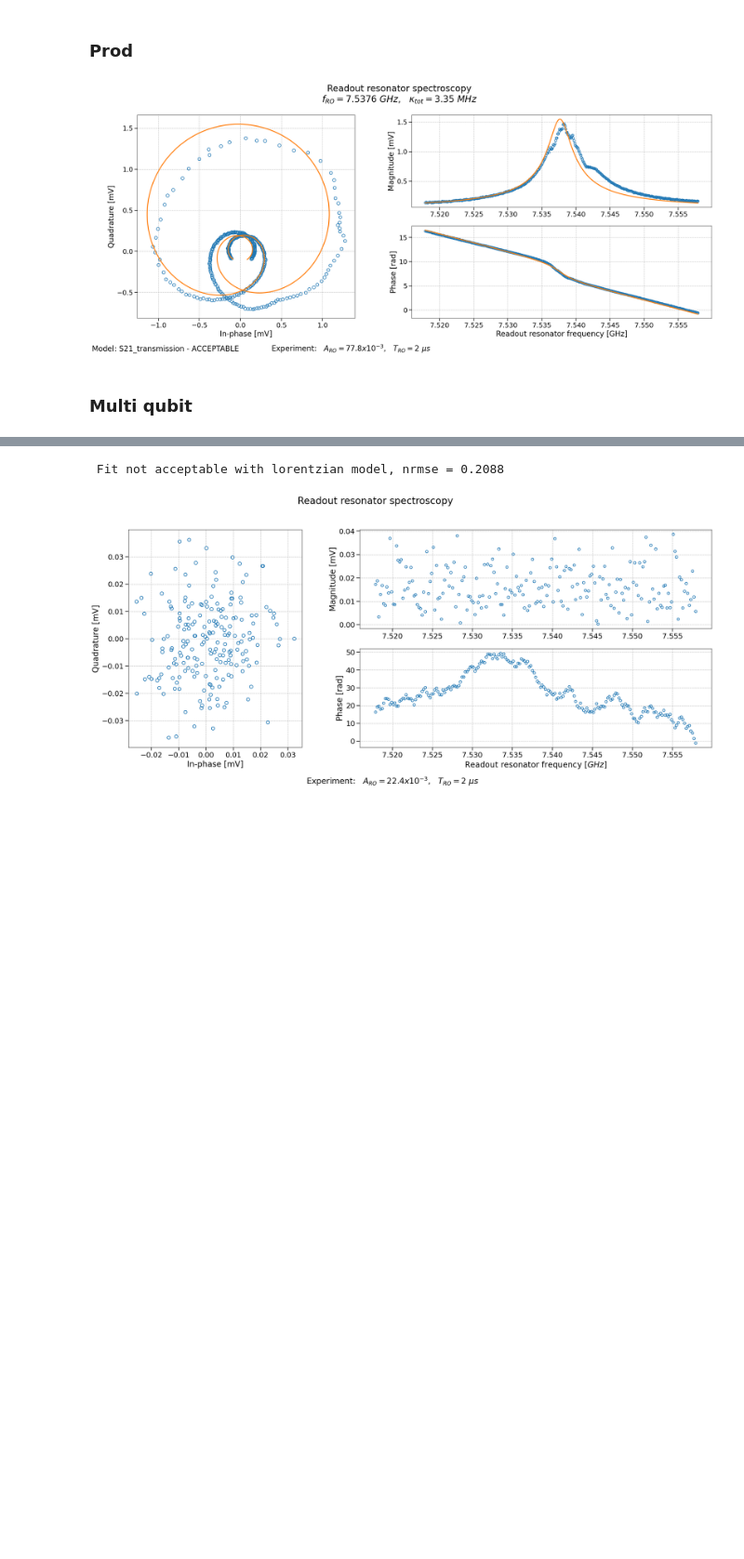
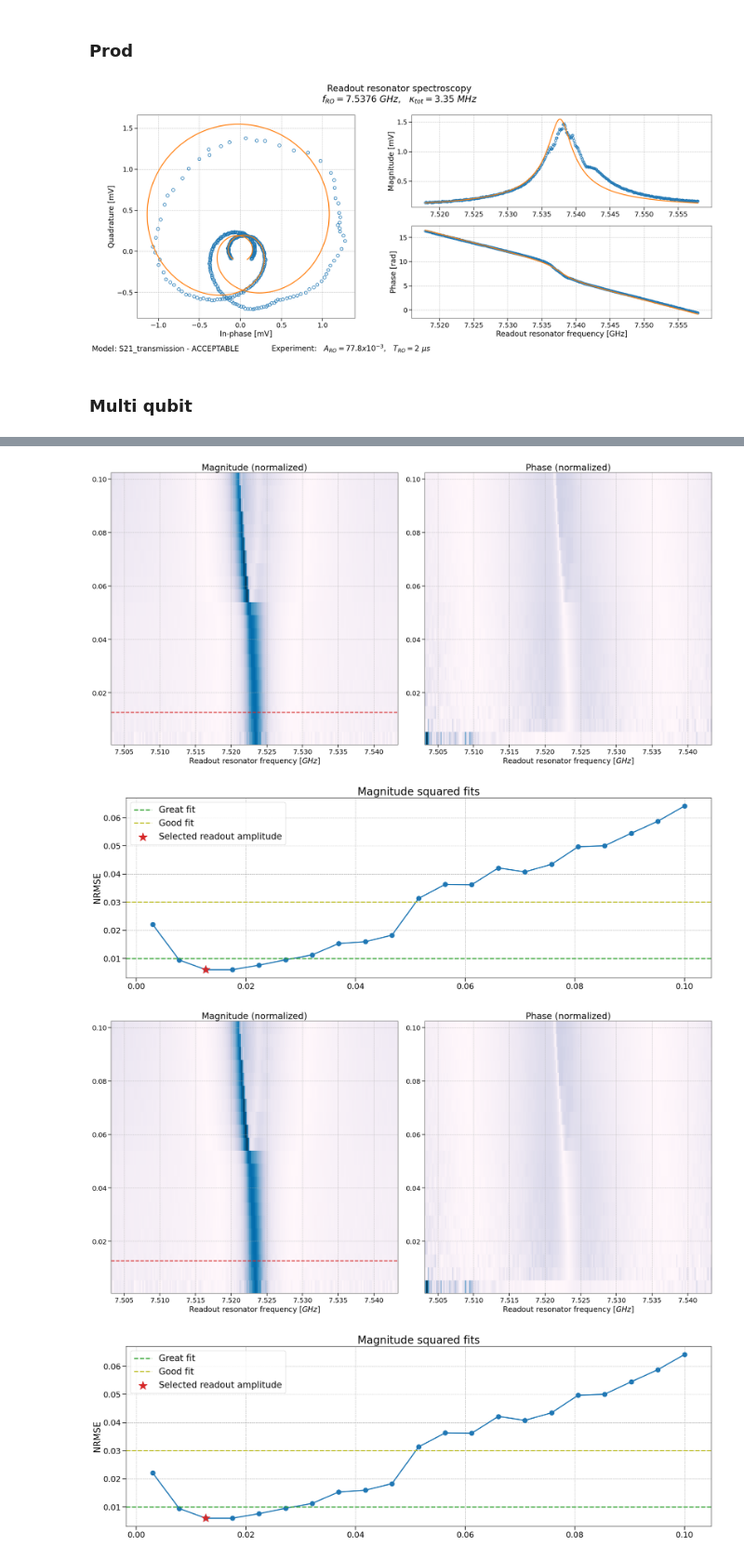
Before and after one commit to SQIL-EPFL/sqil-experiments, a Jupyter notebook: sqil_experiments/measurements/plot_onetone.ipynb, the cells around one changed output, grey strips where cells are left out. Shown at 93% size. Drawn from its saved outputs; the diff is of its cells as text; code cells hidden in the pictures; blank space fills up the shorter version.

Commit message:
[rr_spec] updated to multi qubit

```diff
--- a/sqil_experiments/measurements/plot_onetone.ipynb
+++ b/sqil_experiments/measurements/plot_onetone.ipynb
@@ -655,6 +655,7 @@ from sqil_core.experiment import AnalysisResult
 import sqil_core as sqil
 import numpy as np
 import matplotlib.pyplot as plt
+
 
 def rr_spec_analysis(
     path=None,
@@ -666,13 +667,13 @@ def rr_spec_analysis(
     **kwargs,
 ) -> AnalysisResult:
     if qu_id:
-        print(f"Analyzing qubit {qu_id}")
+        print(f"Analyzing qubit {qu_id}" + f" @ idx {at_sweep_idx}" if at_sweep_idx else "")
 
     # Prepare analysis result object
-    results_by_qubit: dict[str, AnalysisResult] = kwargs.get("results_by_qubit", {})
+    anal_res: AnalysisResult = kwargs.get("anal_res", AnalysisResult())
 
     # Extract data and metadata
-    all_data, all_info, datadict = get_data_and_info(path, datadict)
+    all_data, all_info, full_datadict = get_data_and_info(path, datadict)
 
     # Extract qubit parameters
     if qpu is None and path is not None:
@@ -681,18 +682,28 @@ def rr_spec_analysis(
     if qu_id is None:
         fun_kwargs = locals().copy()
         fun_kwargs.update(fun_kwargs.pop("kwargs", {}))
-        for id in datadict.keys():
+        for id in full_datadict.keys():
             fun_kwargs["qu_id"] = id
-            fun_kwargs["results_by_qubit"] = results_by_qubit
+            fun_kwargs["anal_res"] = anal_res
             res = rr_spec_analysis(**fun_kwargs)
-            return results_by_qubit.update({id: res})
+            anal_res.update(res)
+            return anal_res
 
     # Prepare analysis result object
-    anal_res = AnalysisResult()
+    # anal_res = AnalysisResult()
     anal_res.updated_params[qu_id] = {}
     fit_res = None
 
-    qu_data, qu_info = all_data[qu_id], all_info[qu_id]
+    import re
+    pattern = re.compile(r"^q\d+$")
+    all_keys_match = all(pattern.match(key) for key in full_datadict)
+    if all_keys_match:
+        qu_data, qu_info = all_data[qu_id], all_info[qu_id]
+        datadict = full_datadict[qu_id]
+    else:
+        qu_data, qu_info = all_data, all_info
+        datadict = full_datadict
+
     x_data, y_data, sweeps = qu_data
     x_info, y_info, sweep_info = qu_info
 
@@ -913,33 +924,36 @@ def analyze_rr_amplitude_sweep(
     if is_fit_okay:
         best_amp = sweeps[0][best_idx]
         anal_res.updated_params[qu_id].update({sweep0_info.id: best_amp})
-        try:
-            anal_res_no_sweep = rr_spec_analysis(
-                datadict=datadict, qpu=qpu, at_sweep_idx=best_idx
+        # try:
+        anal_res_no_sweep = rr_spec_analysis(
+            datadict=datadict, qpu=qpu, at_sweep_idx=best_idx, qu_id=qu_id
+        )
+        anal_res.fits.update(anal_res_no_sweep.fits)
+        for param in anal_res.updated_params.keys():
+            anal_res.updated_params[param].update(
+                anal_res_no_sweep.updated_params[param]
             )
-            anal_res.fits.update(anal_res_no_sweep.fits)
-            for qu_id in anal_res.updated_params.keys():
-                anal_res.updated_params[qu_id].update(
-                    anal_res_no_sweep.updated_params[qu_id]
-                )
-            fig_single = anal_res_no_sweep.figures["fig"]
-            fig_single.suptitle(
-                fig_single.get_suptitle().replace(
-                    "resonator spectroscopy", "trace at chosen operating point"
-                )
+        anal_res.update(anal_res_no_sweep)
+        fig_single = anal_res_no_sweep.figures["q0_fig"]
+        fig_single.suptitle(
+            fig_single.get_suptitle().replace(
+                "resonator spectroscopy", "trace at chosen operating point"
             )
-            anal_res.figures.update({f"{qu_id}_fig_single": fig_single})
-        except Exception as e:
-            anal_res.updated_params[qu_id].update(
-                {
-                    "readout_resonator_frequency": fit_res.params_by_name["x0"],
-                }
-            )
-            print("Error while analyzing the selected single trace", e)
+        )
+        anal_res.figures.update({f"{qu_id}_fig_single": fig_single})
+        # except Exception as e:
+        #     anal_res.updated_params[qu_id].update(
+        #         {
+        #             "readout_resonator_frequency": fit_res.params_by_name["x0"],
+        #         }
+        #     )
+        #     print("Error while analyzing the selected single trace", e)
 
 # 200 MHz span
 # path = r"Z:\Projects\BottomLoader\data\test\2025-07-08\00316-resonator_spectroscopy_2025-07-08T154108"
 path = r"Z:\Projects\BottomLoader\data\test\2025-08-01\00731-resonator_spectroscopy_2025-08-01T031949"
-rr_spec_analysis(path)
+# path = r"Z:\Projects\BottomLoader\data\test\2025-08-01\00740-resonator_spectroscopy_vs_readout_amplitude_2025-08-01T044406"
+path = r"C:\Users\sqil\Desktop\code\sqil-experiments\data_local\test\2025-08-02\00744-resonator_spectroscopy_vs_readout_amplitude_2025-08-02T173626"
+ar = rr_spec_analysis(path)
 plt.show()
 # %% [output]
@@ -950,2 +961,4 @@ Error fitting the magnitude:
- Fit not acceptable with lorentzian model, nrmse = 0.2088
-[figure, old version]
+[figure, new version]
+[figure, added]
+[figure, added]
+[figure, added]
```
Also changed, not shown: parts of 3 cells of this notebook, 3 other files.
